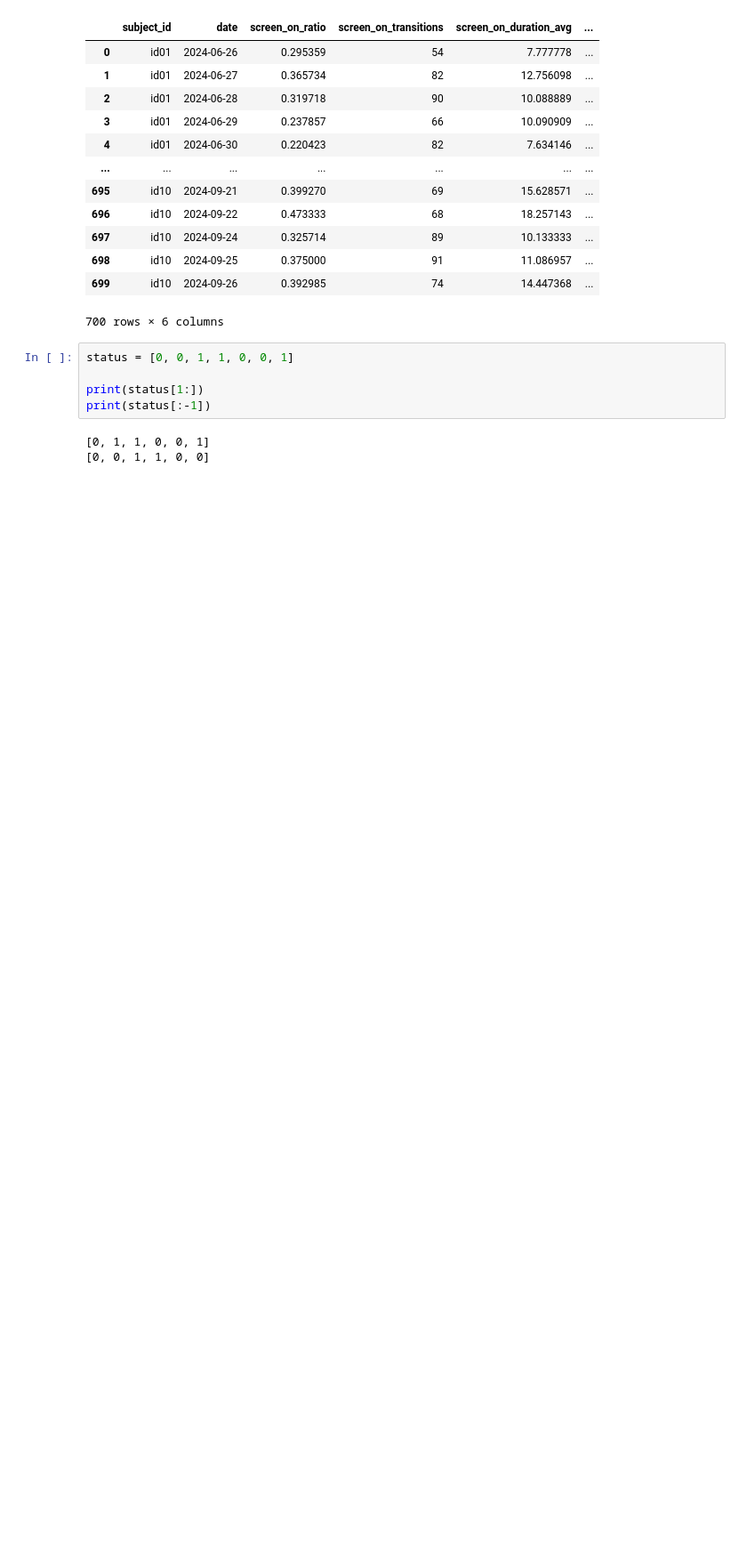
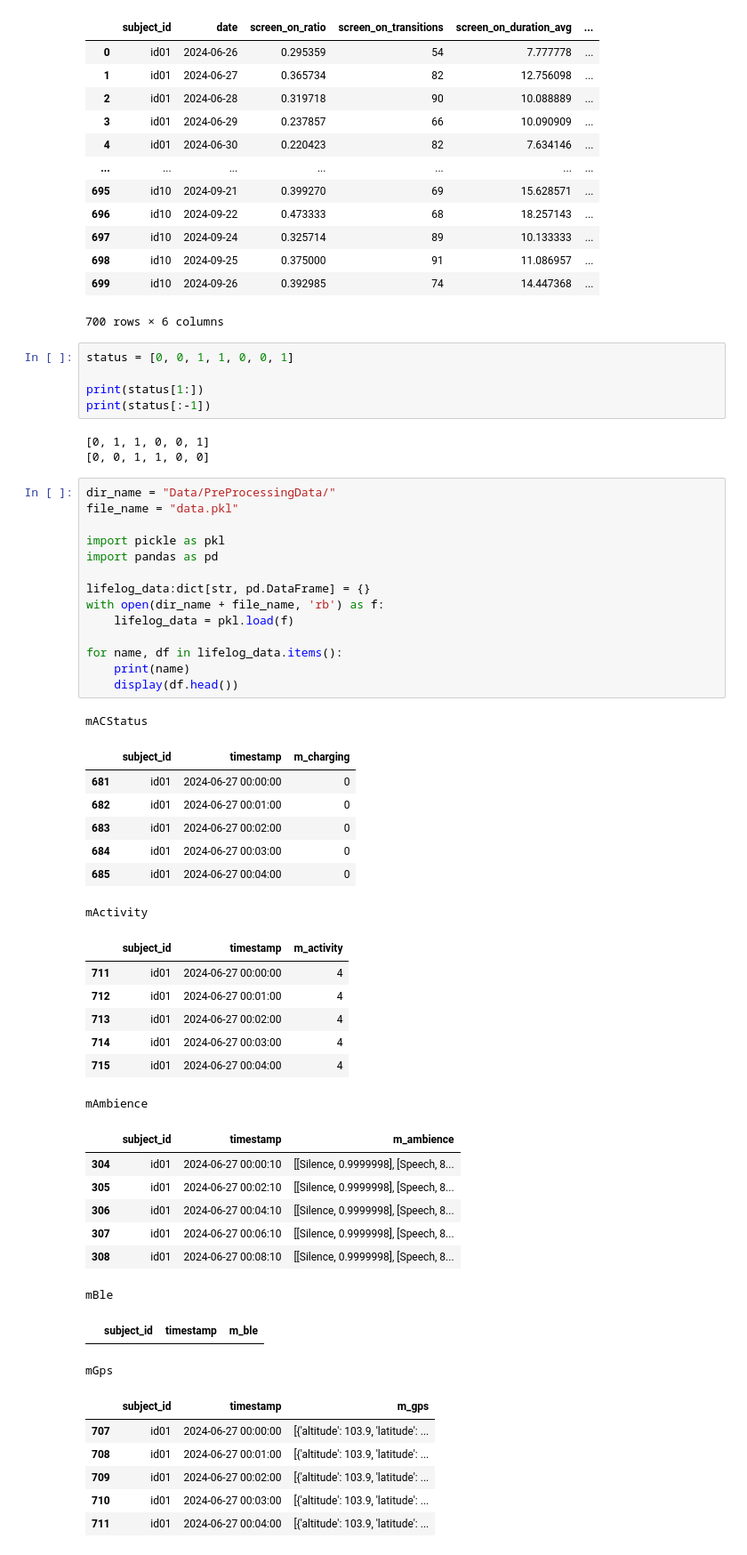
Before and after one commit to sdsdsdsdaf/ETRI-, a Jupyter notebook: dataView.ipynb, the cells around one changed output. Shown at 89% size. Cells and saved outputs as stored; diff of their text form; blank space fills up the shorter version.

```diff
--- a/dataView.ipynb
+++ b/dataView.ipynb
@@ -687,3 +687,48 @@ print(status[:-1])
 # %% [output]
 [0, 1, 1, 0, 0, 1]
 [0, 0, 1, 1, 0, 0]
+# %%
+dir_name = "Data/PreProcessingData/"
+file_name = "data.pkl"
+
+import pickle as pkl
+import pandas as pd
+
+lifelog_data:dict[str, pd.DataFrame] = {}
+with open(dir_name + file_name, 'rb') as f:
+    lifelog_data = pkl.load(f)
+
+for name, df in lifelog_data.items():
+    print(name)
+    display(df.head())
+# %% [output]
+mACStatus
+|  | subject_id | timestamp | m_charging |
+| 681 | id01 | 2024-06-27 00:00:00 | 0 |
+| 682 | id01 | 2024-06-27 00:01:00 | 0 |
+| 683 | id01 | 2024-06-27 00:02:00 | 0 |
+| 684 | id01 | 2024-06-27 00:03:00 | 0 |
+| 685 | id01 | 2024-06-27 00:04:00 | 0 |
+mActivity
+|  | subject_id | timestamp | m_activity |
+| 711 | id01 | 2024-06-27 00:00:00 | 4 |
+| 712 | id01 | 2024-06-27 00:01:00 | 4 |
+| 713 | id01 | 2024-06-27 00:02:00 | 4 |
+| 714 | id01 | 2024-06-27 00:03:00 | 4 |
+| 715 | id01 | 2024-06-27 00:04:00 | 4 |
+mAmbience
+|  | subject_id | timestamp | m_ambience |
+| 304 | id01 | 2024-06-27 00:00:10 | [[Silence, 0.9999998], [Speech, 8... |
+| 305 | id01 | 2024-06-27 00:02:10 | [[Silence, 0.9999998], [Speech, 8... |
+| 306 | id01 | 2024-06-27 00:04:10 | [[Silence, 0.9999998], [Speech, 8... |
+| 307 | id01 | 2024-06-27 00:06:10 | [[Silence, 0.9999998], [Speech, 8... |
+| 308 | id01 | 2024-06-27 00:08:10 | [[Silence, 0.9999998], [Speech, 8... |
+mBle
+|  | subject_id | timestamp | m_ble |
+mGps
+|  | subject_id | timestamp | m_gps |
+| 707 | id01 | 2024-06-27 00:00:00 | [{'altitude': 103.9, 'latitude': ... |
+| 708 | id01 | 2024-06-27 00:01:00 | [{'altitude': 103.9, 'latitude': ... |
+| 709 | id01 | 2024-06-27 00:02:00 | [{'altitude': 103.9, 'latitude': ... |
+| 710 | id01 | 2024-06-27 00:03:00 | [{'altitude': 103.9, 'latitude': ... |
+| 711 | id01 | 2024-06-27 00:04:00 | [{'altitude': 103.9, 'latitude': ... |
```
Also changed, not shown: parts of 2 cells of this notebook, 4 other files.
